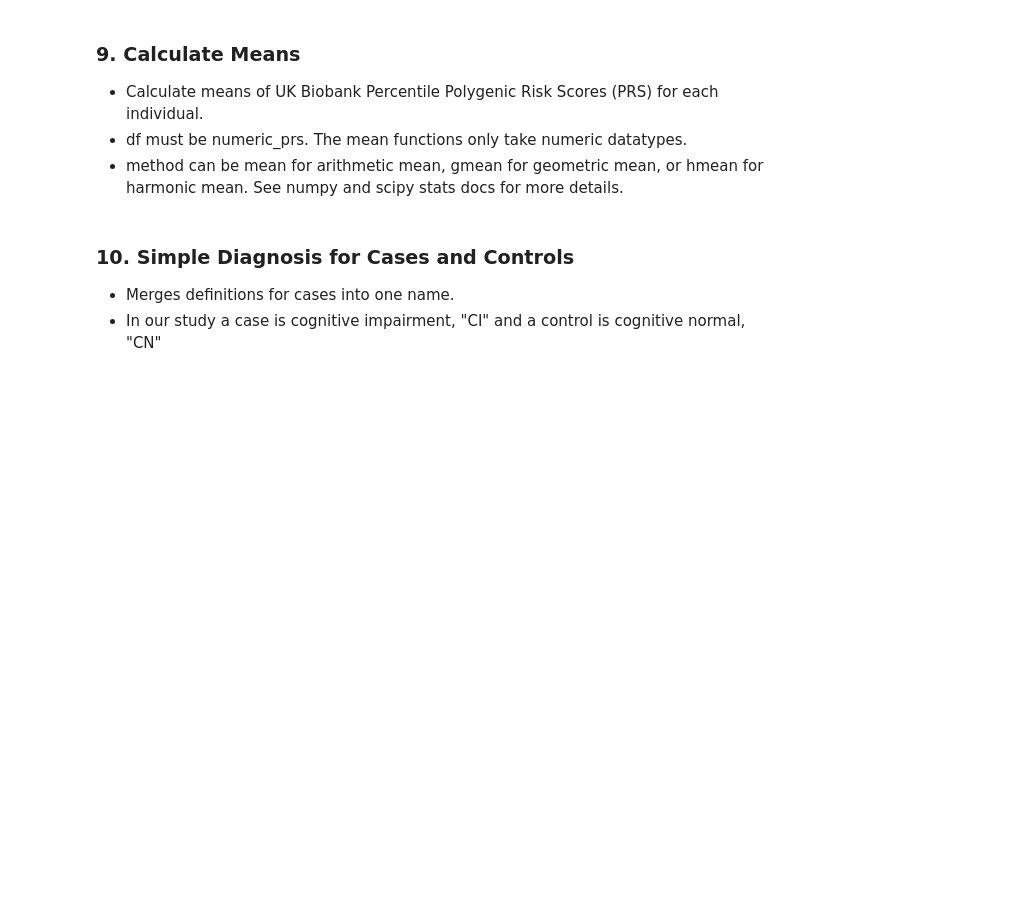
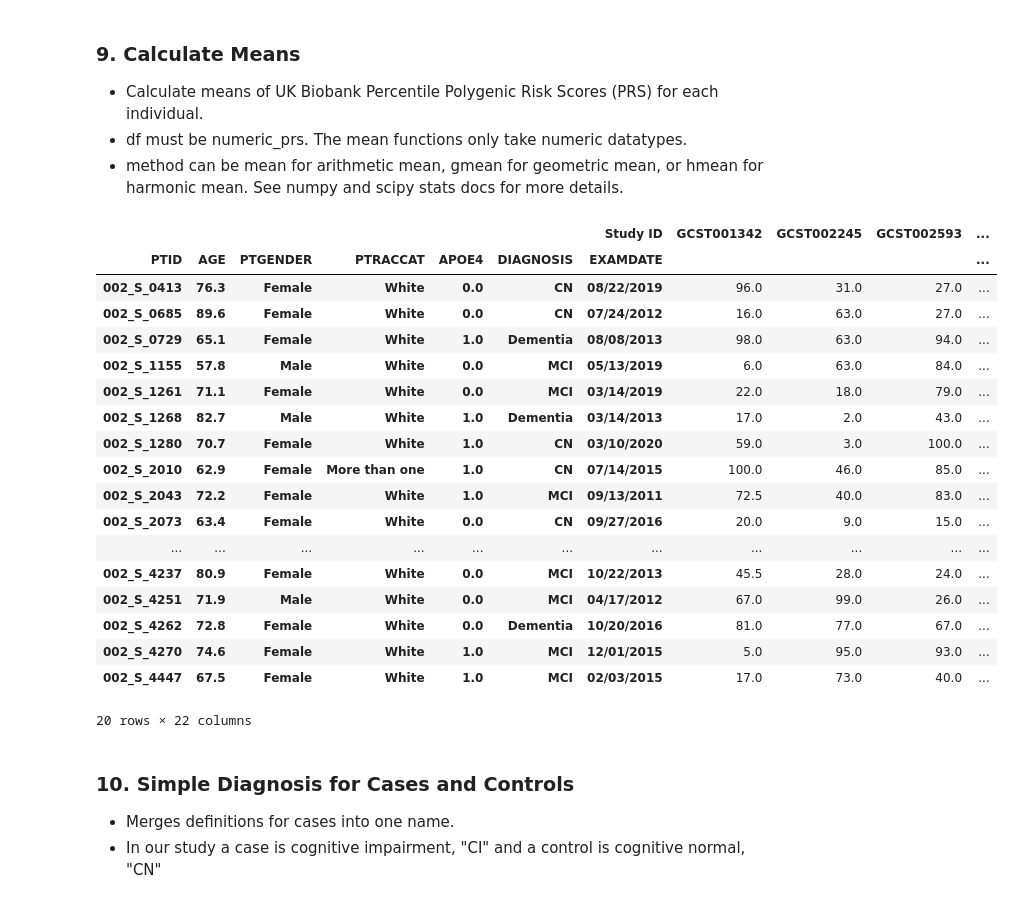
Before and after one commit to blakebyer/PRS_Combinations, a Jupyter notebook: prscombos/prscombos.ipynb, the cells around one changed output. Drawn from its saved outputs; the diff is of its cells as text; code cells hidden in the pictures; blank space fills up the shorter version.

```diff
--- a/prscombos/prscombos.ipynb
+++ b/prscombos/prscombos.ipynb
@@ -162,17 +258,37 @@ display(unique_gwas.head(20))
 # %%
 def means_calculations(df):
     # Remove all columns with NaN valuea and replace all UK Biobank 0th percentile scores with 1 so that .gmean() and .hmean() functions work
     df.dropna(axis='columns',how='any',inplace=True)
     df.replace(0.0, 1, inplace=True)
     # # Calculate Arithmetic, Geometric, and Harmonic Means Using .apply function. Add new columns with results
     df['Arithmetic Mean'] = df.apply(np.mean, axis=1)
-    df['Geometric Mean'] = df.apply(spy.gmean, axis=1)
-    df['Harmonic Mean'] = df.apply(spy.hmean, axis=1)
+    df['Geometric Mean'] = df.apply(gmean, axis=1)
+    df['Harmonic Mean'] = df.apply(hmean, axis=1)
 
     return df
 
 means_df = means_calculations(unique_gwas)
 display(means_df.head(20))
+# %% [output]
+|  |  |  |  |  |  | Study ID | GCST001342 | GCST002245 | GCST002593 | ... |
+| PTID | AGE | PTGENDER | PTRACCAT | APOE4 | DIAGNOSIS | EXAMDATE |  |  |  | ... |
+| 002_S_0413 | 76.3 | Female | White | 0.0 | CN | 08/22/2019 | 96.0 | 31.0 | 27.0 | ... |
+| 002_S_0685 | 89.6 | Female | White | 0.0 | CN | 07/24/2012 | 16.0 | 63.0 | 27.0 | ... |
+| 002_S_0729 | 65.1 | Female | White | 1.0 | Dementia | 08/08/2013 | 98.0 | 63.0 | 94.0 | ... |
+| 002_S_1155 | 57.8 | Male | White | 0.0 | MCI | 05/13/2019 | 6.0 | 63.0 | 84.0 | ... |
+| 002_S_1261 | 71.1 | Female | White | 0.0 | MCI | 03/14/2019 | 22.0 | 18.0 | 79.0 | ... |
+| 002_S_1268 | 82.7 | Male | White | 1.0 | Dementia | 03/14/2013 | 17.0 | 2.0 | 43.0 | ... |
+| 002_S_1280 | 70.7 | Female | White | 1.0 | CN | 03/10/2020 | 59.0 | 3.0 | 100.0 | ... |
+| 002_S_2010 | 62.9 | Female | More than one | 1.0 | CN | 07/14/2015 | 100.0 | 46.0 | 85.0 | ... |
+| 002_S_2043 | 72.2 | Female | White | 1.0 | MCI | 09/13/2011 | 72.5 | 40.0 | 83.0 | ... |
+| 002_S_2073 | 63.4 | Female | White | 0.0 | CN | 09/27/2016 | 20.0 | 9.0 | 15.0 | ... |
+| ... | ... | ... | ... | ... | ... | ... | ... | ... | ... | ... |
+| 002_S_4237 | 80.9 | Female | White | 0.0 | MCI | 10/22/2013 | 45.5 | 28.0 | 24.0 | ... |
+| 002_S_4251 | 71.9 | Male | White | 0.0 | MCI | 04/17/2012 | 67.0 | 99.0 | 26.0 | ... |
+| 002_S_4262 | 72.8 | Female | White | 0.0 | Dementia | 10/20/2016 | 81.0 | 77.0 | 67.0 | ... |
+| 002_S_4270 | 74.6 | Female | White | 1.0 | MCI | 12/01/2015 | 5.0 | 95.0 | 93.0 | ... |
+| 002_S_4447 | 67.5 | Female | White | 1.0 | MCI | 02/03/2015 | 17.0 | 73.0 | 40.0 | ... |
+20 rows × 22 columns
 # %% [markdown]
 ### 10. Simple Diagnosis for Cases and Controls
 - Merges definitions for cases into one name.
```
Also changed, not shown: parts of 12 cells of this notebook.
